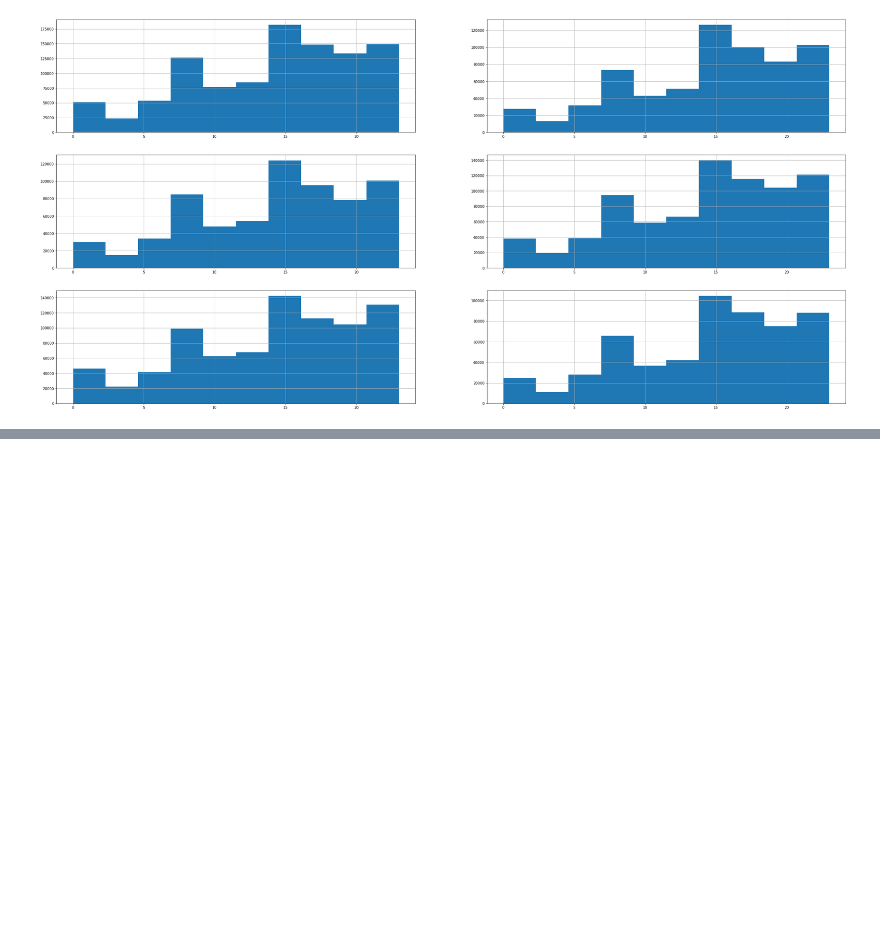
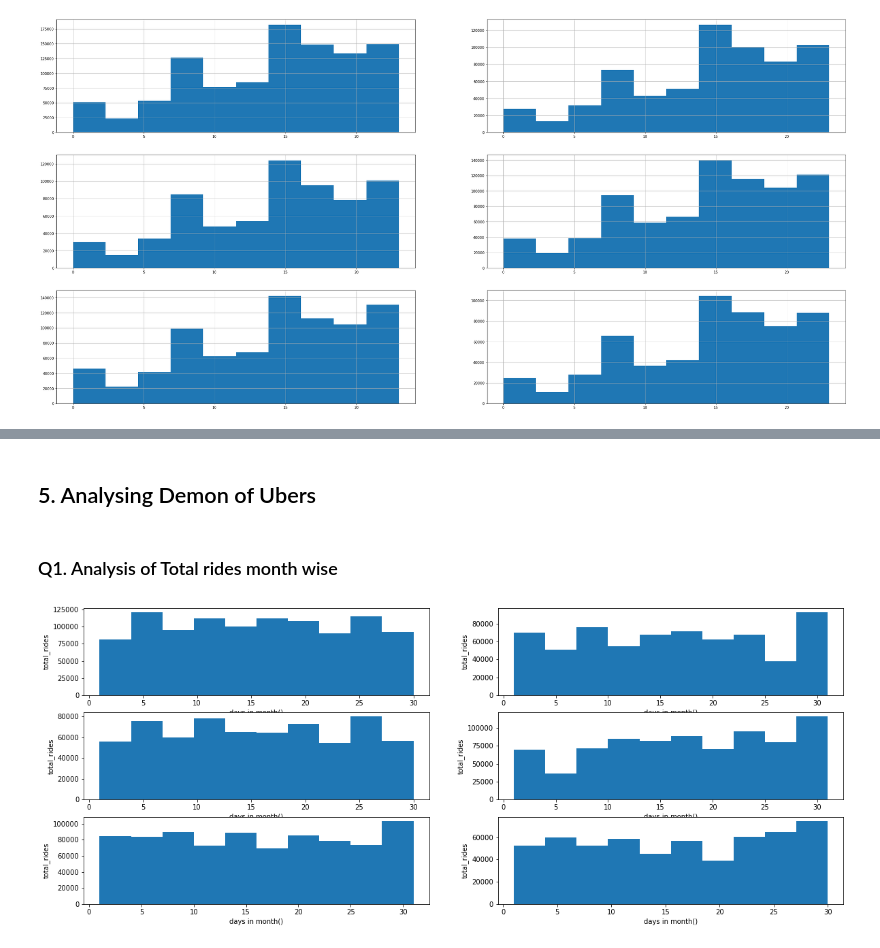
Before and after one commit to vannda21/Uber-data-analysis, a Jupyter notebook: Uber_data_analysis.ipynb, the cells around one changed output, grey strips where cells are left out. Saved outputs shown, nothing was run; the diff lists cells and outputs as text; code cells hidden in the pictures; blank space fills up the shorter version.

```diff
--- a/Uber_data_analysis.ipynb
+++ b/Uber_data_analysis.ipynb
@@ -193,0 +255,15 @@ for index, month in enumerate(df['month'].unique()):
+# %% [markdown]
+## 5. Analysing Demon of Ubers
+# %% [markdown]
+### Q1. Analysis of Total rides month wise
+# %%
+plt.figure(figsize=(20,8))
+
+for index,month in enumerate(df['month'].unique(),1):
+    plt.subplot(3,2,index)
+    df_out=df[df['month'] == month]
+    plt.hist(df_out['day'])
+    plt.xlabel('days in month()'.format(month))
+    plt.ylabel('total_rides')
+# %% [output]
+[figure, added]
```
Also changed, not shown: parts of 19 cells of this notebook.
